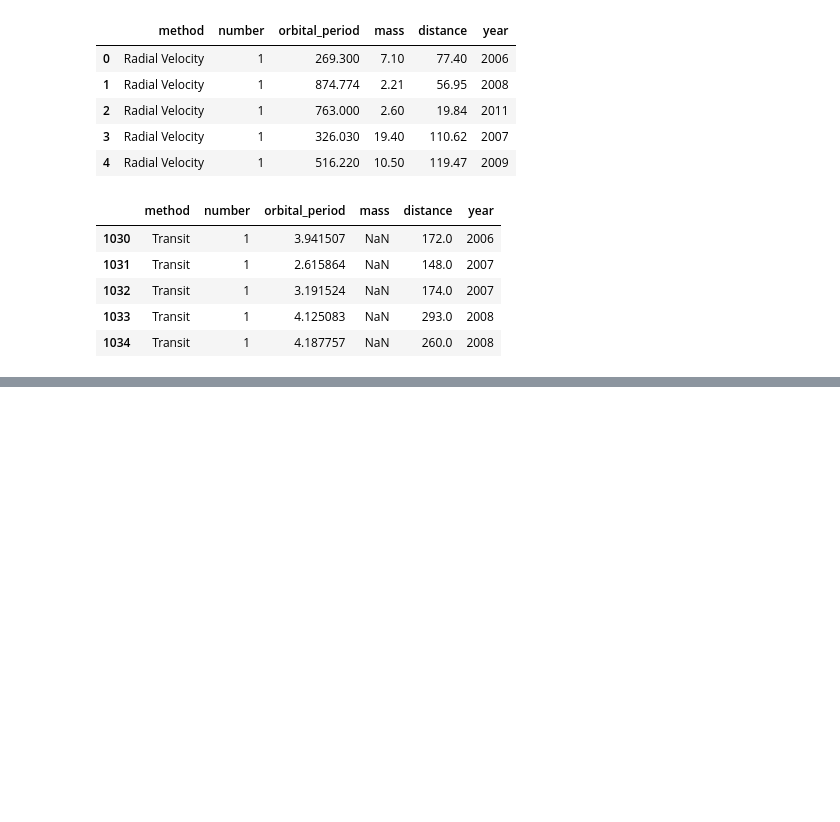
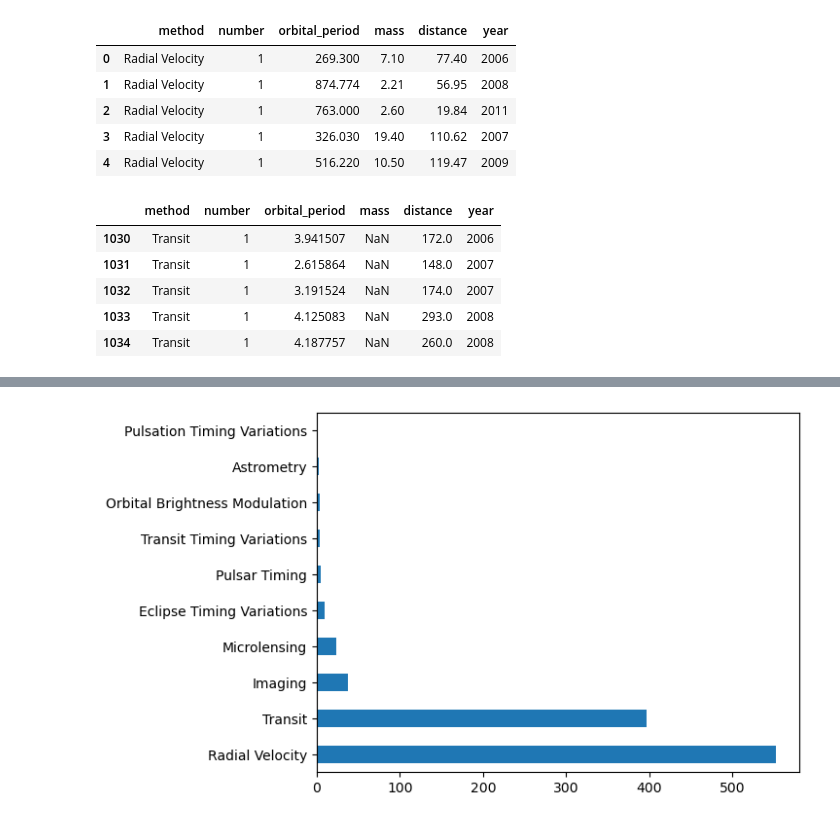
Before and after one commit to mtamerb/data-visualization, a Jupyter notebook: data-visualization.ipynb, the cells around one changed output, grey strips where cells are left out. Drawn from its saved outputs; the diff is of its cells as text; code cells hidden in the pictures; blank space fills up the shorter version.

Commit message:
Kaggle Notebook | data-visualization | Version 2

```diff
--- a/data-visualization.ipynb
+++ b/data-visualization.ipynb
@@ -36,0 +168,3 @@ df.tail()
+# %%
+df = planets.copy()
+df.head()
@@ -36,0 +235,4 @@ df.tail()
+# %%
+df["method"].value_counts().plot.barh();
+# %% [output]
+[figure, added]
```
Also changed, not shown: parts of 37 cells of this notebook.
